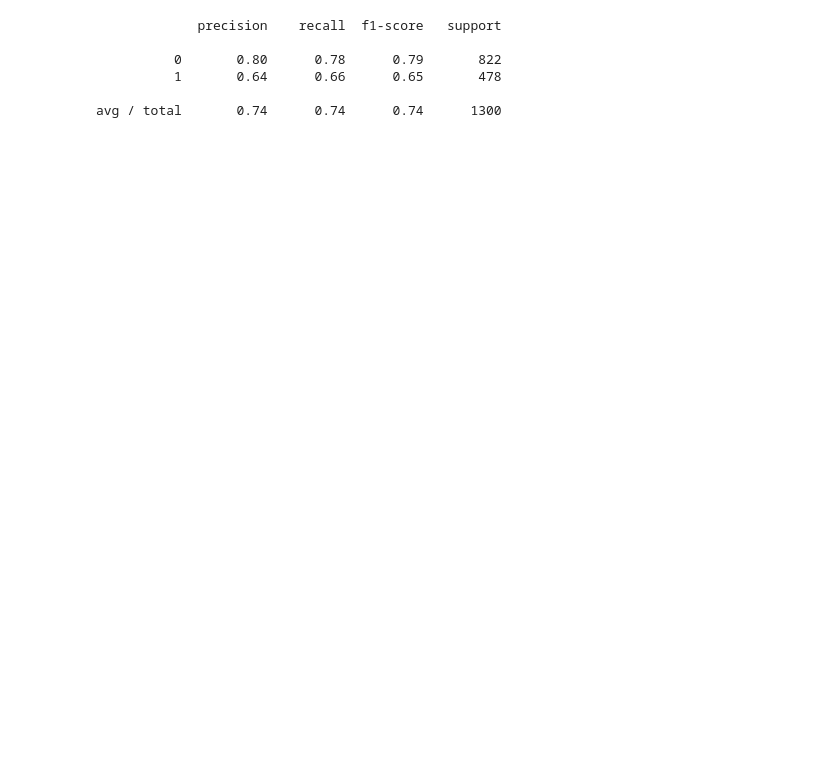
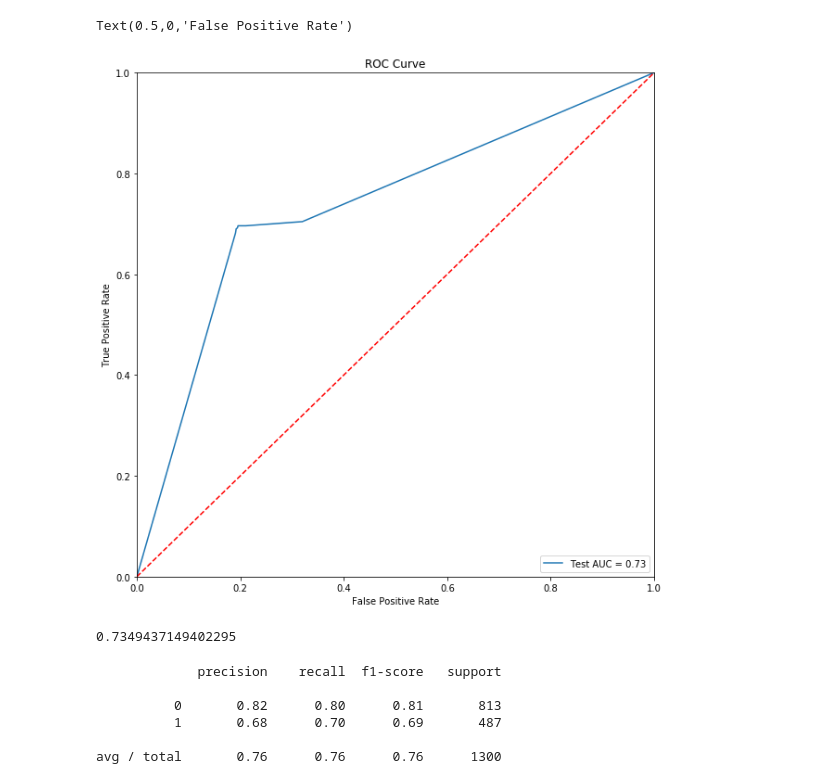
Before and after one commit to khushhallchandra/CS-7641, a Jupyter notebook: Assignment1/DecisionTrees_wine.ipynb, the cells around one changed output. Saved outputs shown, nothing was run; the diff lists cells and outputs as text; code cells hidden in the pictures; blank space fills up the shorter version.

```diff
--- a/Assignment1/DecisionTrees_wine.ipynb
+++ b/Assignment1/DecisionTrees_wine.ipynb
@@ -96,9 +98,30 @@ plt.show()
+# %%
+preds_test = clf.predict_proba(X_test)[:,1]
+fpr_test, tpr_test, threshold_test = roc_curve(y_test, preds_test)
+roc_auc_test = auc(fpr_test, tpr_test)
+
+plt.figure(figsize=(10, 10))
+plt.title('ROC Curve')
+plt.plot(fpr_test, tpr_test, label = 'Test AUC = %0.2f' % roc_auc_test)
+plt.legend(loc = 'lower right')
+plt.plot([0, 1], [0, 1],'r--')
+plt.xlim([0, 1])
+plt.ylim([0, 1])
+plt.ylabel('True Positive Rate')
+plt.xlabel('False Positive Rate')
+# %% [output]
+Text(0.5,0,'False Positive Rate')
+[figure, added]
+# %%
+print(roc_auc_score(y_test,preds_test))
+# %% [output]
+0.7349437149402295
 # %%
-print(classification_report(y_test, clf_dt.predict(X_test)))
+print(classification_report(y_test, clf.predict(X_test)))
 # %% [output]
              precision    recall  f1-score   support
 
-          0       0.80      0.78      0.79       822
-          1       0.64      0.66      0.65       478
+          0       0.82      0.80      0.81       813
+          1       0.68      0.70      0.69       487
 
-avg / total       0.74      0.74      0.74      1300
+avg / total       0.76      0.76      0.76      1300
```
Also changed, not shown: parts of 5 cells of this notebook, 8 other files.
